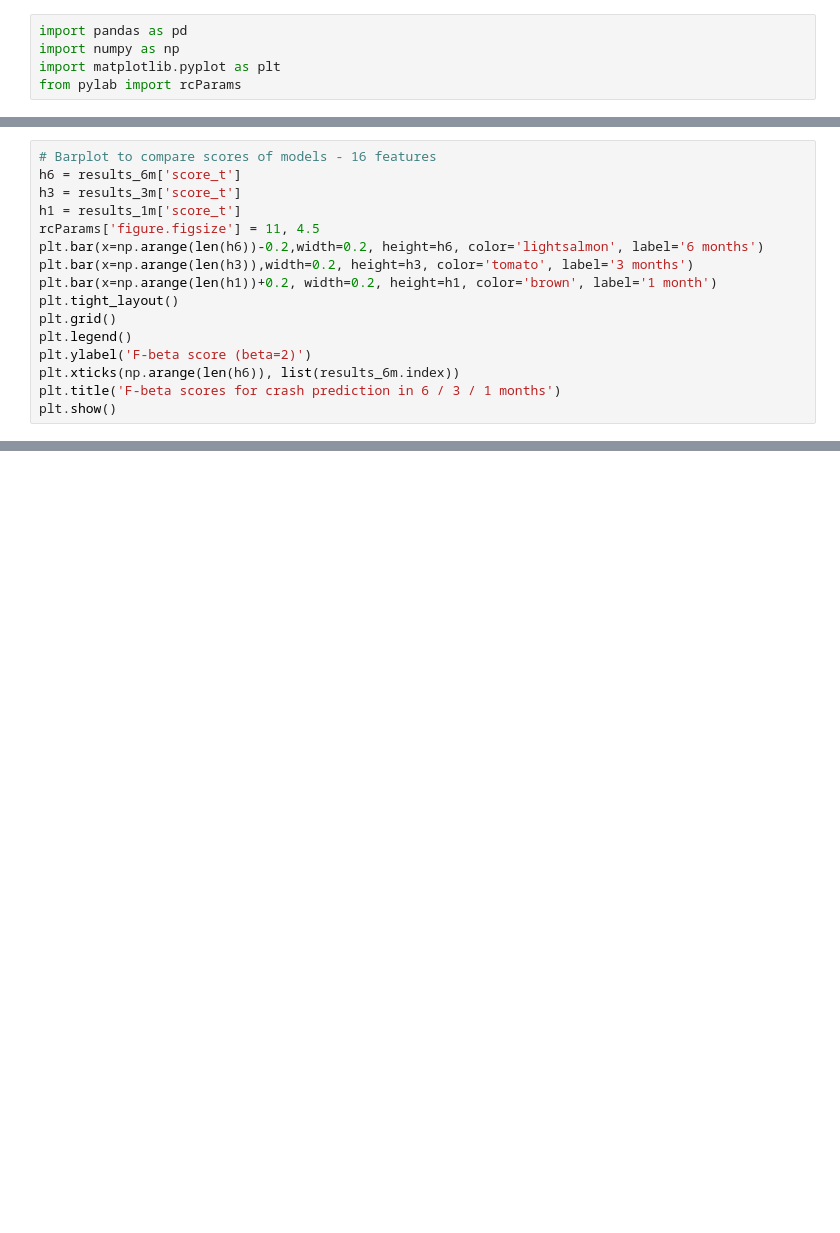
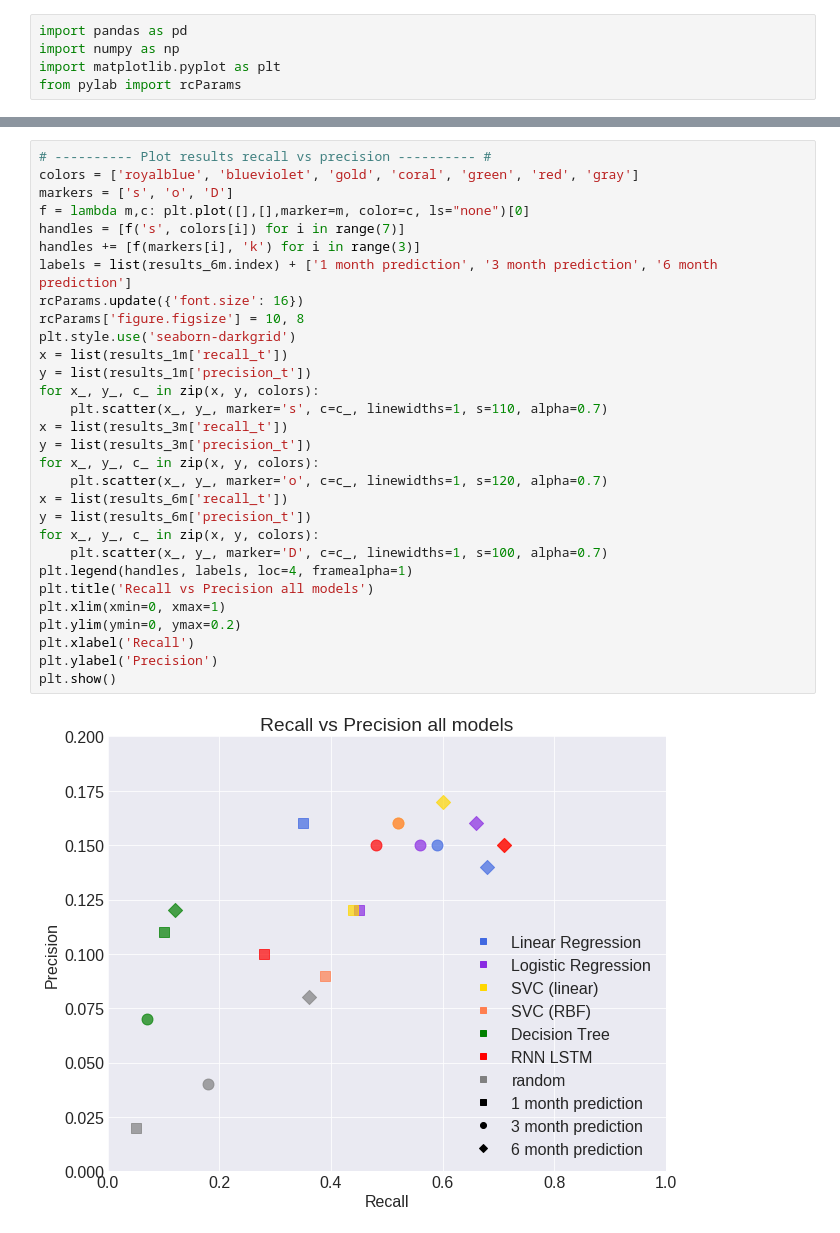
Before and after one commit to roman807/Predicting-Stock-Market-Crashes, a Jupyter notebook: results.ipynb, the cells around one changed output, grey strips where cells are left out. Saved outputs shown, nothing was run; the diff lists cells and outputs as text; blank space fills up the shorter version.

Commit message:
updated results

```diff
--- a/results.ipynb
+++ b/results.ipynb
@@ -92,16 +10,0 @@ plt.show()
-# %%
-# Barplot to compare scores of models - 16 features
-h6 = results_6m['score_t']
-h3 = results_3m['score_t']
-h1 = results_1m['score_t']
-rcParams['figure.figsize'] = 11, 4.5
-plt.bar(x=np.arange(len(h6))-0.2,width=0.2, height=h6, color='lightsalmon', label='6 months')
-plt.bar(x=np.arange(len(h3)),width=0.2, height=h3, color='tomato', label='3 months')
-plt.bar(x=np.arange(len(h1))+0.2, width=0.2, height=h1, color='brown', label='1 month')
-plt.tight_layout()
-plt.grid()
-plt.legend()
-plt.ylabel('F-beta score (beta=2)')
-plt.xticks(np.arange(len(h6)), list(results_6m.index))
-plt.title('F-beta scores for crash prediction in 6 / 3 / 1 months')
-plt.show()
@@ -151,0 +145,32 @@ Compare prediciton scores for regression models trained with 16 vs 504 features:
+# %%
+# ---------- Plot results recall vs precision ---------- #
+colors = ['royalblue', 'blueviolet', 'gold', 'coral', 'green', 'red', 'gray']
+markers = ['s', 'o', 'D']
+f = lambda m,c: plt.plot([],[],marker=m, color=c, ls="none")[0]
+handles = [f('s', colors[i]) for i in range(7)]
+handles += [f(markers[i], 'k') for i in range(3)]
+labels = list(results_6m.index) + ['1 month prediction', '3 month prediction', '6 month prediction']
+rcParams.update({'font.size': 16})
+rcParams['figure.figsize'] = 10, 8
+plt.style.use('seaborn-darkgrid')
+x = list(results_1m['recall_t'])
+y = list(results_1m['precision_t'])
+for x_, y_, c_ in zip(x, y, colors):
+    plt.scatter(x_, y_, marker='s', c=c_, linewidths=1, s=110, alpha=0.7)
+x = list(results_3m['recall_t'])
+y = list(results_3m['precision_t'])
+for x_, y_, c_ in zip(x, y, colors):
+    plt.scatter(x_, y_, marker='o', c=c_, linewidths=1, s=120, alpha=0.7)
+x = list(results_6m['recall_t'])
+y = list(results_6m['precision_t'])
+for x_, y_, c_ in zip(x, y, colors):
+    plt.scatter(x_, y_, marker='D', c=c_, linewidths=1, s=100, alpha=0.7)
+plt.legend(handles, labels, loc=4, framealpha=1)
+plt.title('Recall vs Precision all models')
+plt.xlim(xmin=0, xmax=1)
+plt.ylim(ymin=0, ymax=0.2)
+plt.xlabel('Recall')
+plt.ylabel('Precision')
+plt.show()
+# %% [output]
+[figure, added]
```
Also changed, not shown: parts of 7 cells of this notebook, 1 other file.
